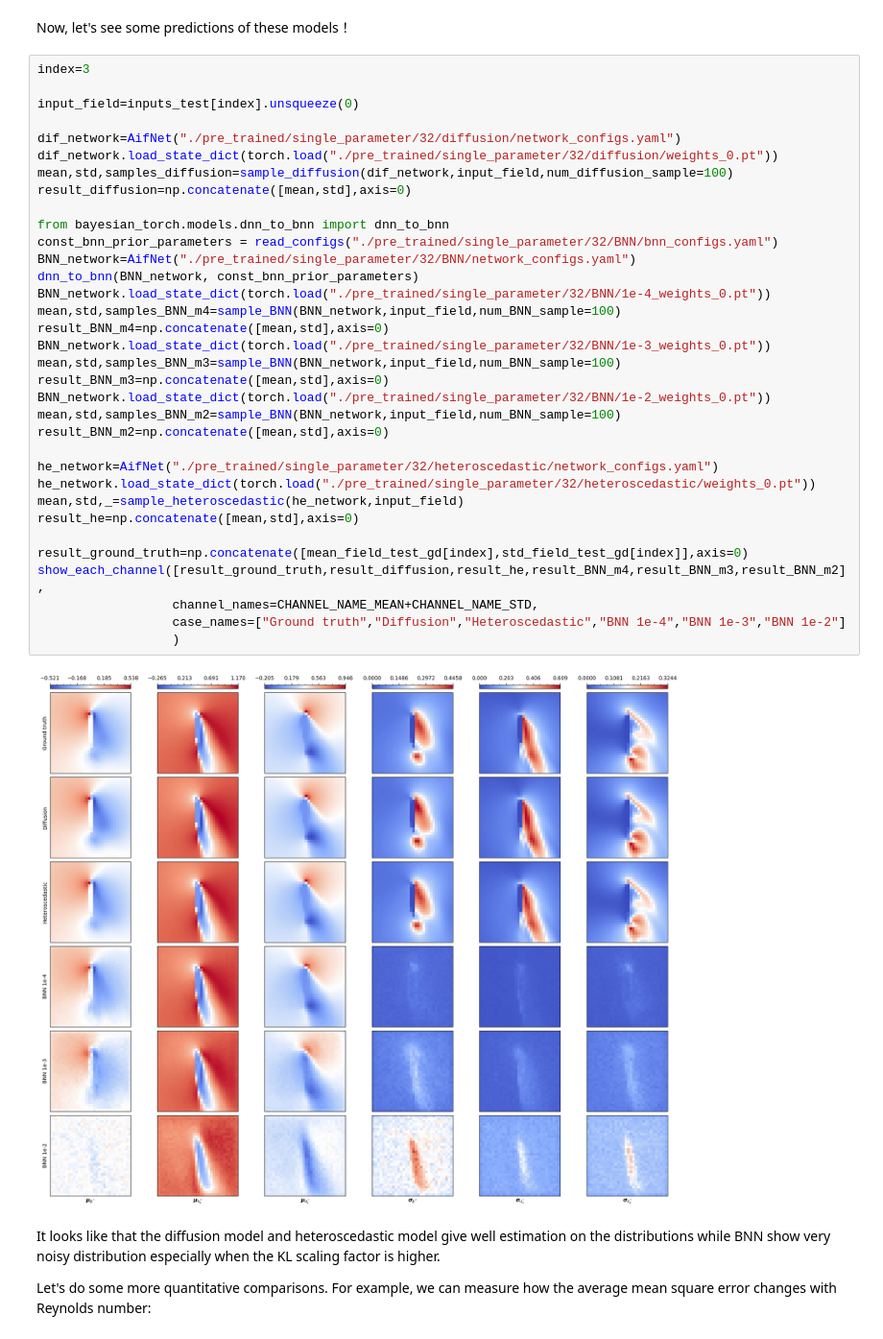
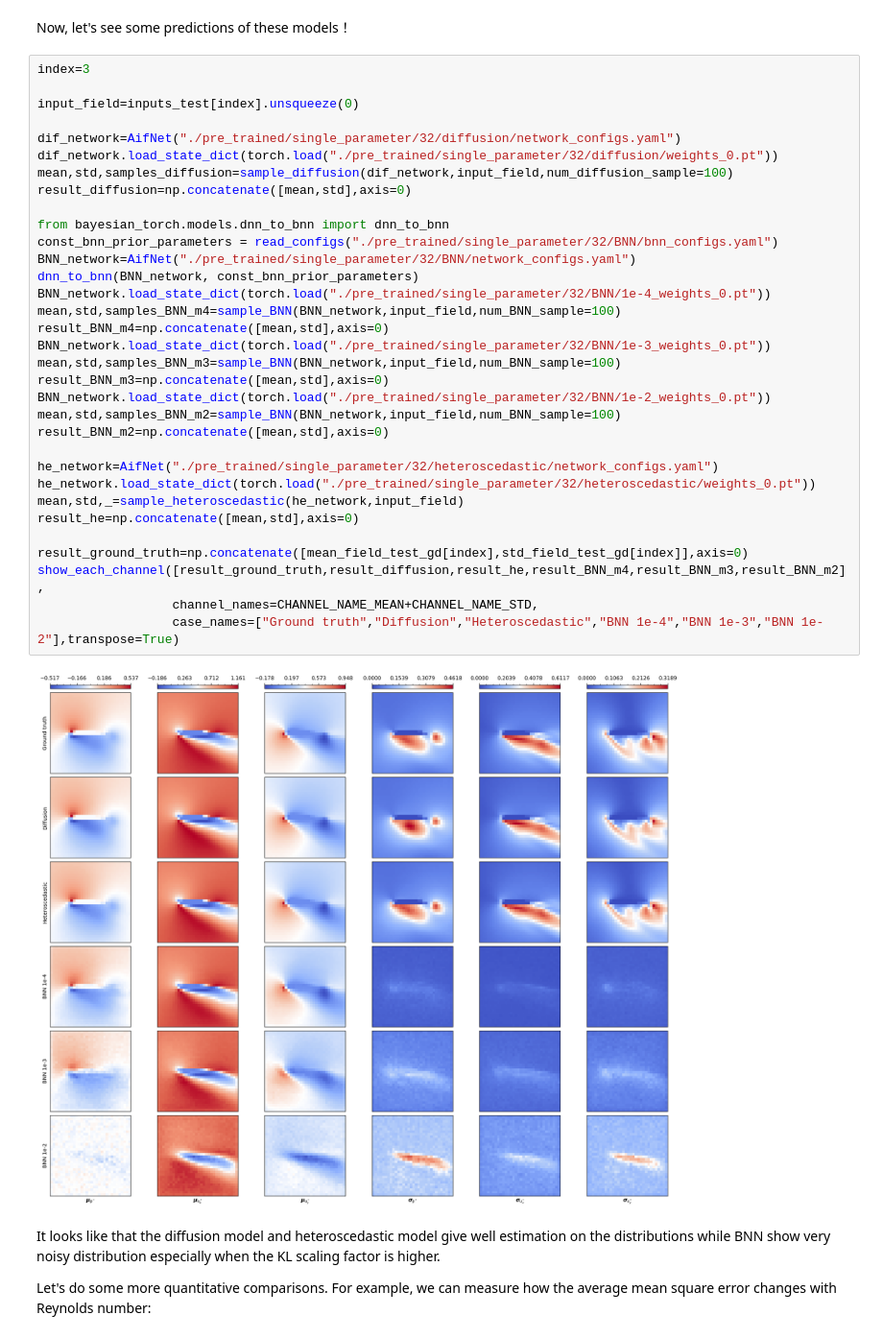
Before and after one commit to tum-pbs/Diffusion-based-Flow-Prediction, a Jupyter notebook: sample.ipynb, the cells around one changed output. Shown: that part at 96% size. Drawn from its saved outputs; the diff is of its cells as text.

```diff
--- a/sample.ipynb
+++ b/sample.ipynb
@@ -112,36 +112,35 @@ index=3
 input_field=inputs_test[index].unsqueeze(0)
 
 dif_network=AifNet("./pre_trained/single_parameter/32/diffusion/network_configs.yaml")
 dif_network.load_state_dict(torch.load("./pre_trained/single_parameter/32/diffusion/weights_0.pt"))
 mean,std,samples_diffusion=sample_diffusion(dif_network,input_field,num_diffusion_sample=100)
 result_diffusion=np.concatenate([mean,std],axis=0)
 
 from bayesian_torch.models.dnn_to_bnn import dnn_to_bnn
 const_bnn_prior_parameters = read_configs("./pre_trained/single_parameter/32/BNN/bnn_configs.yaml")
 BNN_network=AifNet("./pre_trained/single_parameter/32/BNN/network_configs.yaml")
 dnn_to_bnn(BNN_network, const_bnn_prior_parameters)
 BNN_network.load_state_dict(torch.load("./pre_trained/single_parameter/32/BNN/1e-4_weights_0.pt"))
 mean,std,samples_BNN_m4=sample_BNN(BNN_network,input_field,num_BNN_sample=100)
 result_BNN_m4=np.concatenate([mean,std],axis=0)
 BNN_network.load_state_dict(torch.load("./pre_trained/single_parameter/32/BNN/1e-3_weights_0.pt"))
 mean,std,samples_BNN_m3=sample_BNN(BNN_network,input_field,num_BNN_sample=100)
 result_BNN_m3=np.concatenate([mean,std],axis=0)
 BNN_network.load_state_dict(torch.load("./pre_trained/single_parameter/32/BNN/1e-2_weights_0.pt"))
 mean,std,samples_BNN_m2=sample_BNN(BNN_network,input_field,num_BNN_sample=100)
 result_BNN_m2=np.concatenate([mean,std],axis=0)
 
 he_network=AifNet("./pre_trained/single_parameter/32/heteroscedastic/network_configs.yaml")
 he_network.load_state_dict(torch.load("./pre_trained/single_parameter/32/heteroscedastic/weights_0.pt"))
 mean,std,_=sample_heteroscedastic(he_network,input_field)
 result_he=np.concatenate([mean,std],axis=0)
 
 result_ground_truth=np.concatenate([mean_field_test_gd[index],std_field_test_gd[index]],axis=0)
 show_each_channel([result_ground_truth,result_diffusion,result_he,result_BNN_m4,result_BNN_m3,result_BNN_m2],
                   channel_names=CHANNEL_NAME_MEAN+CHANNEL_NAME_STD,
-                  case_names=["Ground truth","Diffusion","Heteroscedastic","BNN 1e-4","BNN 1e-3","BNN 1e-2"]
-                  )
+                  case_names=["Ground truth","Diffusion","Heteroscedastic","BNN 1e-4","BNN 1e-3","BNN 1e-2"],transpose=True)
 # %% [output]
-[figure, old version]
+[figure, new version]
 # %% [markdown]
 It looks like that the diffusion model and heteroscedastic model give well estimation on the distributions while BNN show very noisy distribution especially when the KL scaling factor is higher.
 
```
Also changed, not shown: parts of 2 cells of this notebook, 2 other files.
